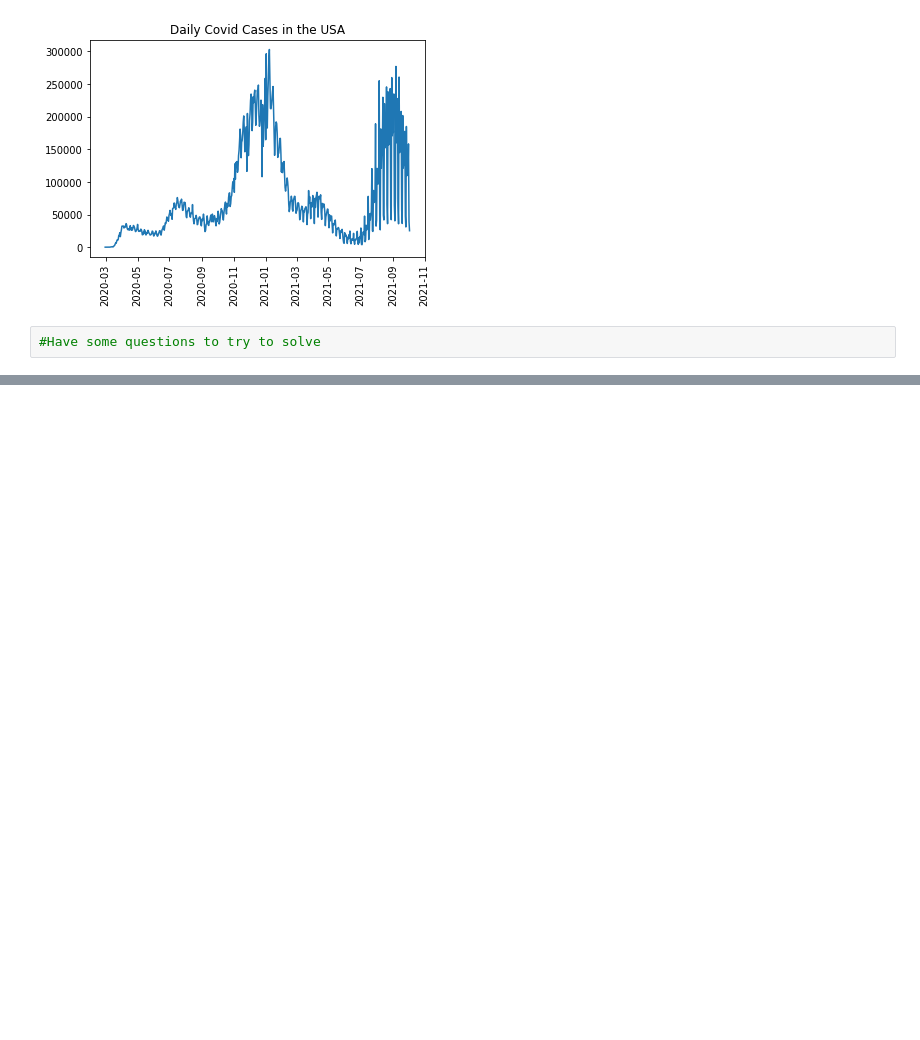
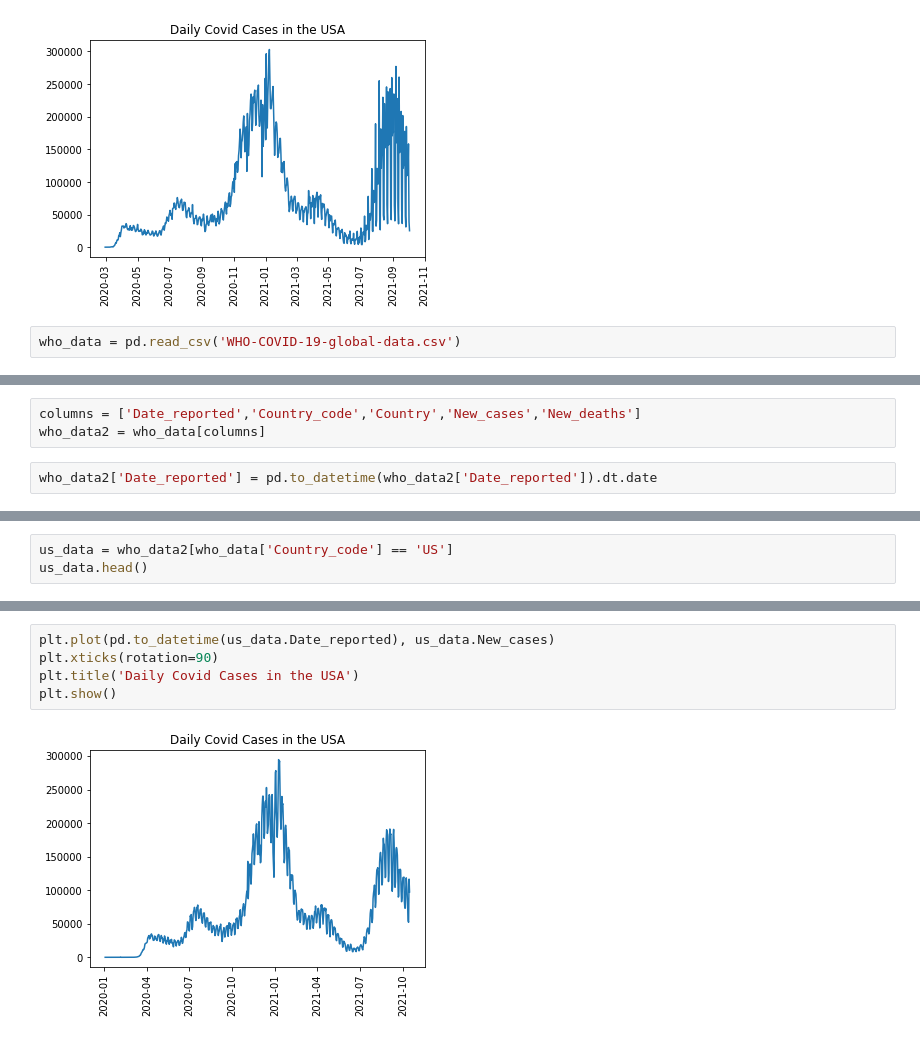
Before and after one commit to michanky/Streamlit_Git, a Jupyter notebook: Covid_data.ipynb, the cells around one changed output, grey strips where cells are left out. Cells and saved outputs as stored; diff of their text form; blank space fills up the shorter version.

Commit message:
Updated with WHO data instead

```diff
--- a/Covid_data.ipynb
+++ b/Covid_data.ipynb
@@ -34,4 +11,4 @@ plt.show()
 # %% [output]
 [figure]
 # %%
-#Have some questions to try to solve
+who_data = pd.read_csv('WHO-COVID-19-global-data.csv')
@@ -37,0 +33,5 @@ plt.show()
+# %%
+columns = ['Date_reported','Country_code','Country','New_cases','New_deaths']
+who_data2 = who_data[columns]
+# %%
+who_data2['Date_reported'] = pd.to_datetime(who_data2['Date_reported']).dt.date
@@ -37,0 +59,3 @@ plt.show()
+# %%
+us_data = who_data2[who_data['Country_code'] == 'US']
+us_data.head()
@@ -37,0 +69,7 @@ plt.show()
+# %%
+plt.plot(pd.to_datetime(us_data.Date_reported), us_data.New_cases)
+plt.xticks(rotation=90)
+plt.title('Daily Covid Cases in the USA')
+plt.show()
+# %% [output]
+[figure, added]
```
Also changed, not shown: parts of 8 cells of this notebook, 2 other files.
